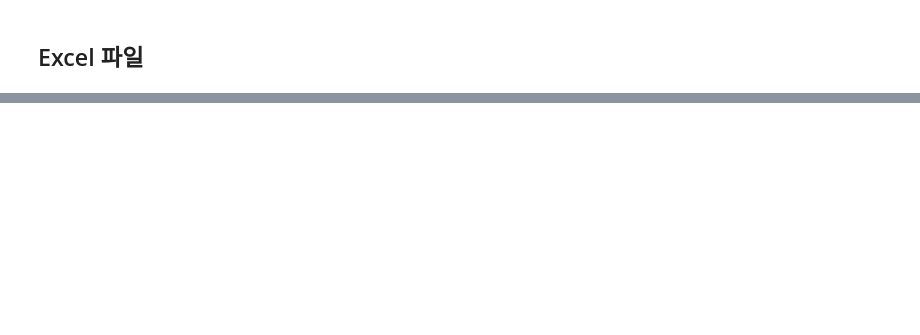
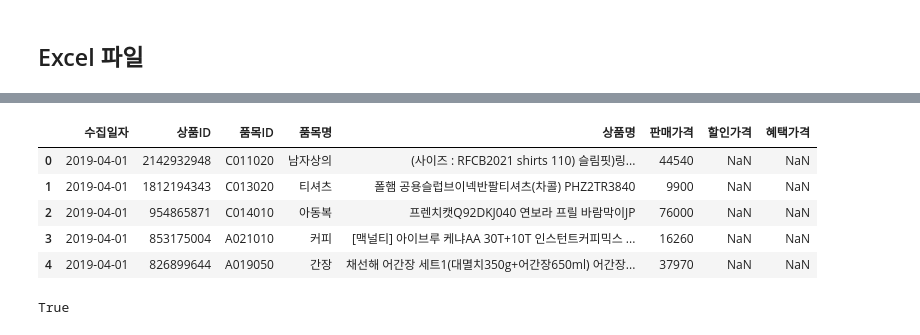
Before and after one commit to tweakershin/python-programming2, a Jupyter notebook: 08. Pandas.ipynb, the cells around one changed output, grey strips where cells are left out. Saved outputs shown, nothing was run; the diff lists cells and outputs as text; code cells hidden in the pictures; blank space fills up the shorter version.

```diff
--- a/08. Pandas.ipynb
+++ b/08. Pandas.ipynb
@@ -947,0 +1361,10 @@ FileNotFoundError: [Errno 2] No such file or directory: 'file.xlsx'
+# %%
+o_df.columns = ['수집일자', '상품ID', '품목ID', '품목명',  '상품명', '판매가격', '할인가격', "혜택가격"]
+o_df.head()
+# %% [output]
+|  | 수집일자 | 상품ID | 품목ID | 품목명 | 상품명 | 판매가격 | 할인가격 | 혜택가격 |
+| 0 | 2019-04-01 | 2142932948 | C011020 | 남자상의 | (사이즈 : RFCB2021 shirts 110) 슬림핏)링... | 44540 | NaN | NaN |
+| 1 | 2019-04-01 | 1812194343 | C013020 | 티셔츠 | 폴햄 공용슬럽브이넥반팔티셔츠(차콜) PHZ2TR3840 | 9900 | NaN | NaN |
+| 2 | 2019-04-01 | 954865871 | C014010 | 아동복 | 프렌치캣Q92DKJ040 연보라 프릴 바람막이JP | 76000 | NaN | NaN |
+| 3 | 2019-04-01 | 853175004 | A021010 | 커피 | [맥널티] 아이브루 케냐AA 30T+10T 인스턴트커피믹스 ... | 16260 | NaN | NaN |
+| 4 | 2019-04-01 | 826899644 | A019050 | 간장 | 채선해 어간장 세트1(대멸치350g+어간장650ml) 어간장... | 37970 | NaN | NaN |
@@ -947,0 +1373,5 @@ FileNotFoundError: [Errno 2] No such file or directory: 'file.xlsx'
+# %%
+if not os.path.exists(DATASET_PATH):
+    os.makedirs(DATASET_PATH)
+# %% [output]
+True
```
Also changed, not shown: parts of 86 cells of this notebook, 34 other files.
